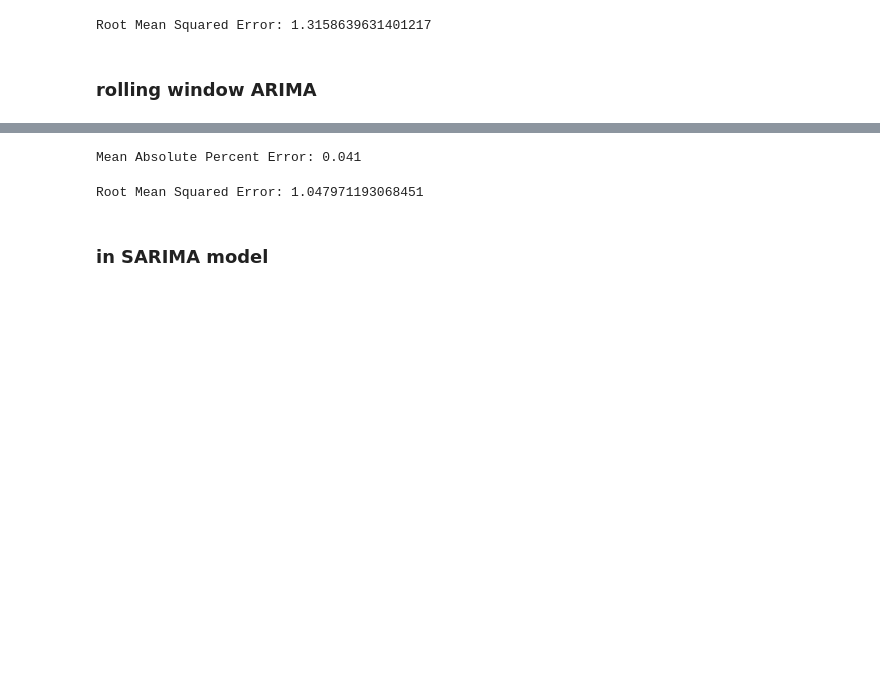
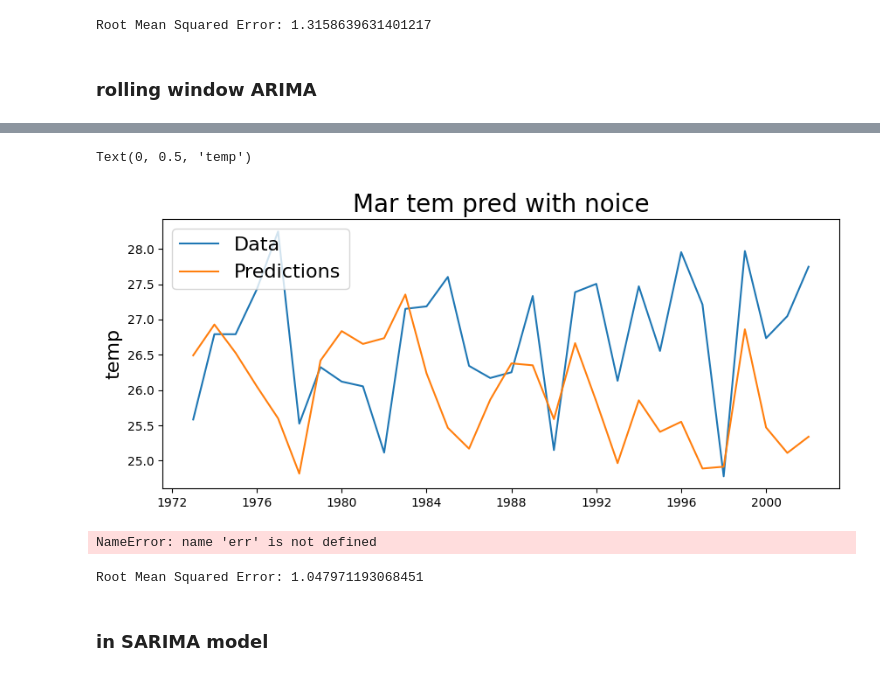
Before and after one commit to subharadhe1234/weather_forecasting, a Jupyter notebook: Notebooks/arima_model.ipynb, the cells around one changed output, grey strips where cells are left out. Drawn from its saved outputs; the diff is of its cells as text; code cells hidden in the pictures; blank space fills up the shorter version.

```diff
--- a/Notebooks/main.ipynb
+++ b/Notebooks/arima_model.ipynb
@@ -1129,7 +1182,22 @@ Text(0, 0.5, 'temp')
+# %%
+plt.figure(figsize=(10,4))
+
+plt.plot(acc)
+# plt.plot(test_data[month])
+plt.plot(pred)
+# plt.plot(rolling_predictions)
+
+plt.legend(('Data', 'Predictions'), fontsize=16)
+
+plt.title(f'{mon} tem pred with noice', fontsize=20)
+plt.ylabel('temp', fontsize=16)
+# %% [output]
+Text(0, 0.5, 'temp')
+[figure, added]
 # %%
-print('Mean Absolute Percent Error:', round(np.mean(abs(err/acc)),4))
+print('Mean Absolute Percent Error with noice:', round(np.mean(abs(err/acc)),4))
 # %% [output]
-Mean Absolute Percent Error: 0.041
+NameError: name 'err' is not defined
 # %%
 print('Root Mean Squared Error:', np.sqrt(np.mean(rolling_residuals**2)))
 # %% [output]
```
Also changed, not shown: parts of 7 cells of this notebook, 2 other files.
